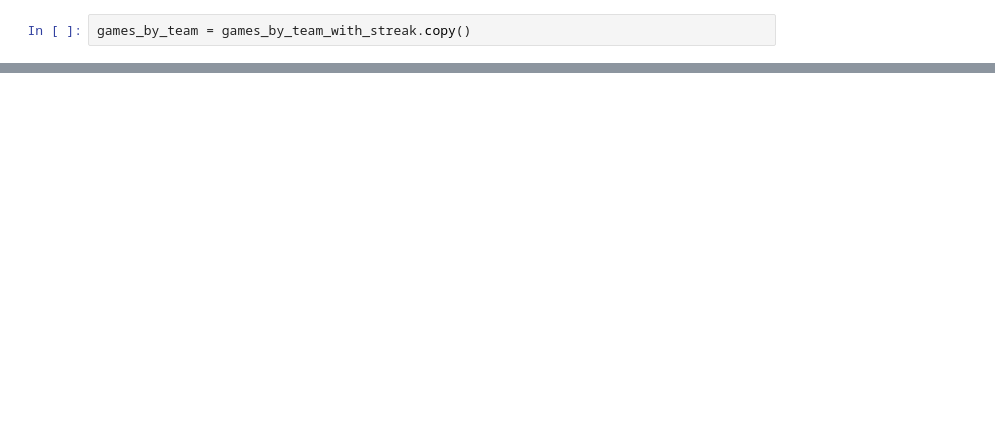
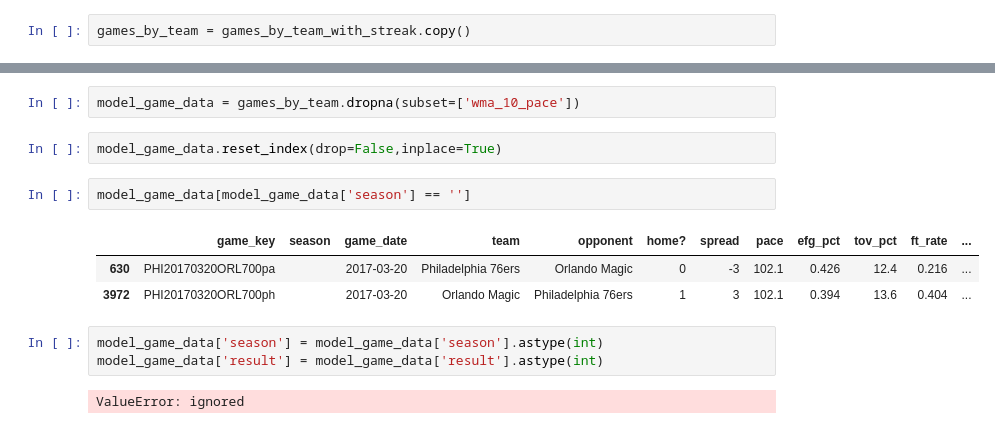
Before and after one commit to cwilbar04/gcp-end-to-end-nba-predictions, a Jupyter notebook: notebooks/model_data_creation_sandbox.ipynb, the cells around one changed output, grey strips where cells are left out. Saved outputs shown, nothing was run; the diff lists cells and outputs as text; blank space fills up the shorter version.

```diff
--- a/notebooks/model_data_creation_sandbox.ipynb
+++ b/notebooks/model_data_creation_sandbox.ipynb
@@ -585,0 +632,15 @@ games_by_team.head()
+# %%
+model_game_data = games_by_team.dropna(subset=['wma_10_pace'])
+# %%
+model_game_data.reset_index(drop=False,inplace=True)
+# %%
+model_game_data[model_game_data['season'] == '']
+# %% [output]
+|  | game_key | season | game_date | team | opponent | home? | spread | pace | efg_pct | tov_pct | ft_rate | ... |
+| 630 | PHI20170320ORL700pa |  | 2017-03-20 | Philadelphia 76ers | Orlando Magic | 0 | -3 | 102.1 | 0.426 | 12.4 | 0.216 | ... |
+| 3972 | PHI20170320ORL700ph |  | 2017-03-20 | Orlando Magic | Philadelphia 76ers | 1 | 3 | 102.1 | 0.394 | 13.6 | 0.404 | ... |
+# %%
+model_game_data['season'] = model_game_data['season'].astype(int)
+model_game_data['result'] = model_game_data['result'].astype(int)
+# %% [output]
+ValueError: ignored
```
Also changed, not shown: parts of 7 cells of this notebook.
